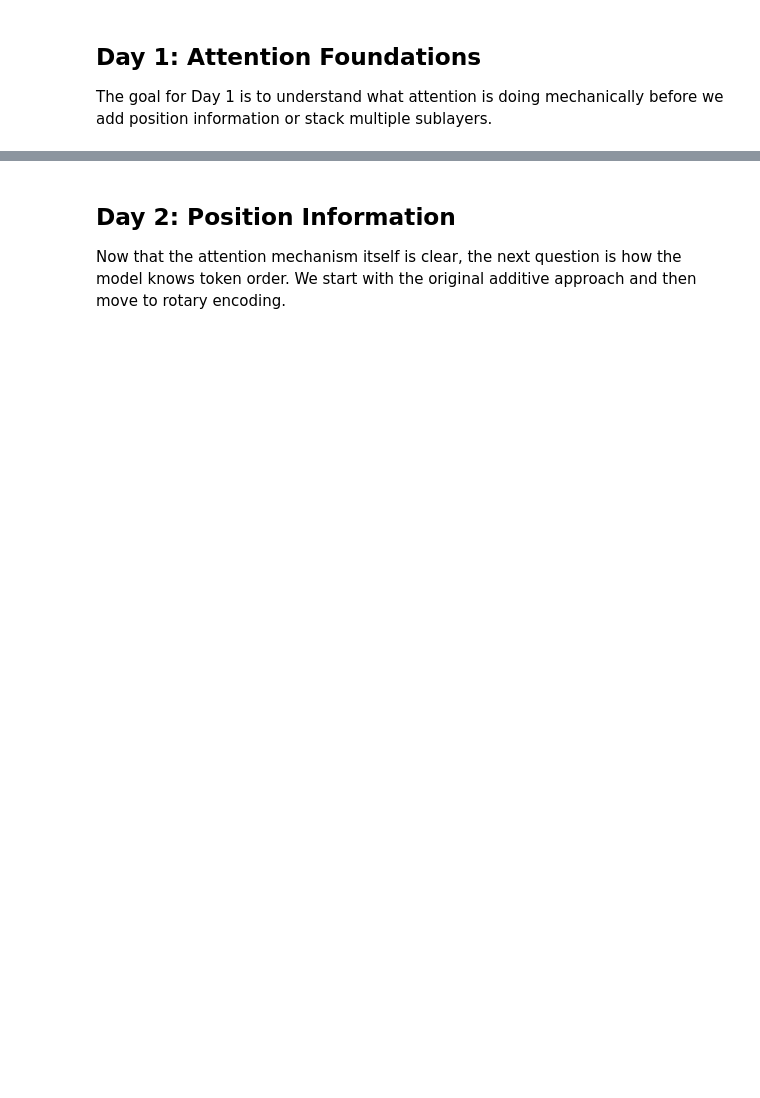
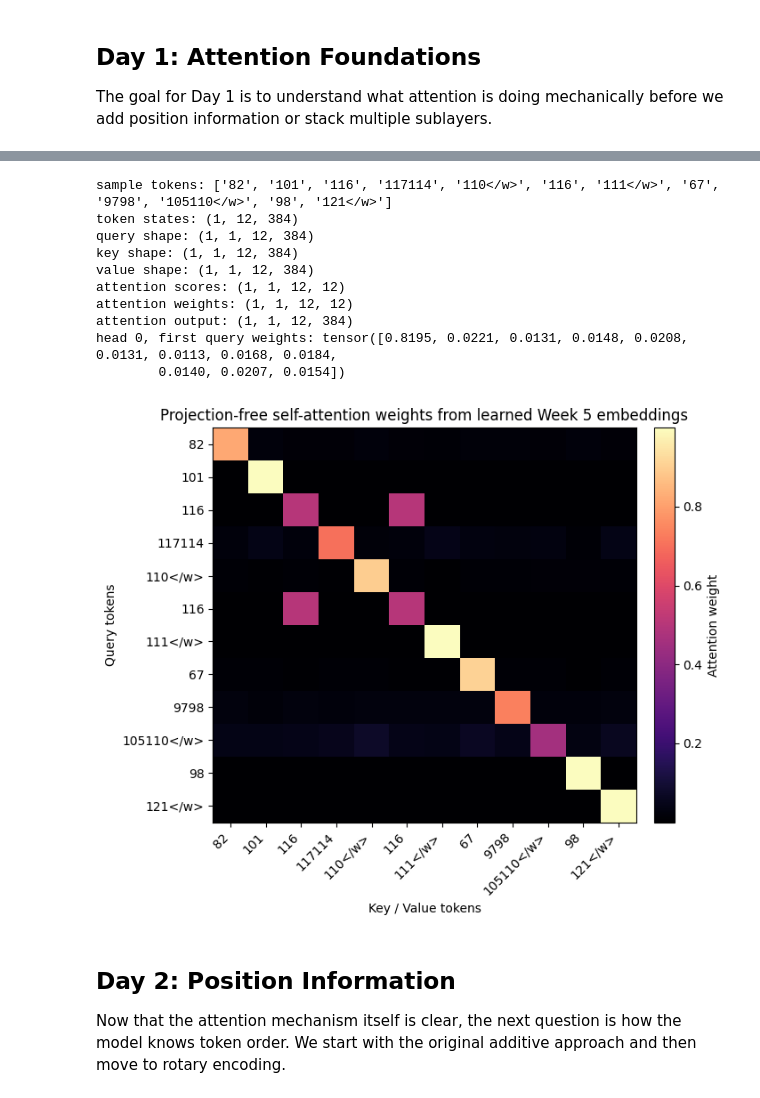
Before and after one commit to mdossett204/AI-maths-foundations, a Jupyter notebook: NLP-learning-notebooks/week6-transformer/Week_6_transformer_attention.ipynb, the cells around one changed output, grey strips where cells are left out. Saved outputs shown, nothing was run; the diff lists cells and outputs as text; code cells hidden in the pictures; blank space fills up the shorter version.

```diff
--- a/NLP-learning-notebooks/week6-transformer/Week_6_transformer_attention.ipynb
+++ b/NLP-learning-notebooks/week6-transformer/Week_6_transformer_attention.ipynb
@@ -58,6 +58,7 @@ paths = {
     "dataset": Path("../week5-CNN-for-text/data/imdb_bpe_dataset.pt"),
     "bpe_vocab": Path("../week5-CNN-for-text/data/bpe_vocab.json"),
     "vocab_config": Path("../week5-CNN-for-text/models/vocab_config.json"),
+    "dan_state": Path("../week5-CNN-for-text/models/dan_imdb.pt"),
 }
 
 missing = [str(path) for path in paths.values() if not path.exists()]
@@ -104,3 +113,65 @@ plot_attention_heatmap(toy_weights, toy_tokens, title="Toy self-attention heatma
+# %%
+dan_state = torch.load(paths["dan_state"], map_location=device, weights_only=True)
+embedding_weight = dan_state["embedding.weight"].to(device)
+embedding_dim = embedding_weight.size(1)
+
+# Pick one real IMDb example and trim to a short non-pad prefix for visualization.
+sample_index = 204
+sample_length = int(attention_masks[sample_index].sum().item())
+display_len = min(12, sample_length)
+sample_ids = input_ids[sample_index : sample_index + 1, :display_len].to(device)
+sample_mask = attention_masks[sample_index : sample_index + 1, :display_len].to(device)
+sample_tokens = [id_to_token[int(token_id)] for token_id in sample_ids[0].tolist()]
+
+token_states = embedding_weight[sample_ids]
+query = token_states.unsqueeze(1)
+key = token_states.unsqueeze(1)
+value = token_states.unsqueeze(1)
+attention_mask = sample_mask.to(dtype=torch.bool).unsqueeze(1).unsqueeze(1)
+
+attention_output, attention_weights = scaled_dot_product_attention(
+    query=query,
+    key=key,
+    value=value,
+    attention_mask=attention_mask,
+    dropout_p=0.0,
+    training=False,
+)
+
+score_scale = embedding_dim ** -0.5
+attention_scores = torch.matmul(query, key.transpose(-2, -1)) * score_scale
+attention_scores = attention_scores.masked_fill(~attention_mask, torch.finfo(attention_scores.dtype).min)
+
+print("sample tokens:", sample_tokens)
+print("token states:", tuple(token_states.shape))
+print("query shape:", tuple(query.shape))
+print("key shape:", tuple(key.shape))
+print("value shape:", tuple(value.shape))
+print("attention scores:", tuple(attention_scores.shape))
+print("attention weights:", tuple(attention_weights.shape))
+print("attention output:", tuple(attention_output.shape))
+print("head 0, first query weights:", attention_weights[0, 0, 0].detach().cpu())
+
+plot_attention_heatmap(
+    attention_weights,
+    sample_tokens,
+    key_tokens=None,
+    title="Projection-free self-attention weights from learned Week 5 embeddings",
+    head=0,
+    batch_idx=0,
+)
+# %% [output]
+sample tokens: ['82', '101', '116', '117114', '110</w>', '116', '111</w>', '67', '9798', '105110</w>', '98', '121</w>']
+token states: (1, 12, 384)
+query shape: (1, 1, 12, 384)
+key shape: (1, 1, 12, 384)
+value shape: (1, 1, 12, 384)
+attention scores: (1, 1, 12, 12)
+attention weights: (1, 1, 12, 12)
+attention output: (1, 1, 12, 384)
+head 0, first query weights: tensor([0.8195, 0.0221, 0.0131, 0.0148, 0.0208, 0.0131, 0.0113, 0.0168, 0.0184,
+        0.0140, 0.0207, 0.0154])
+[figure, added]
 # %% [markdown]
 ## Day 2: Position Information
 Now that the attention mechanism itself is clear, the next question is how the model knows token order. We start with the original additive approach and then move to rotary encoding.
```
Also changed, not shown: parts of 8 cells of this notebook, 1 other file.
